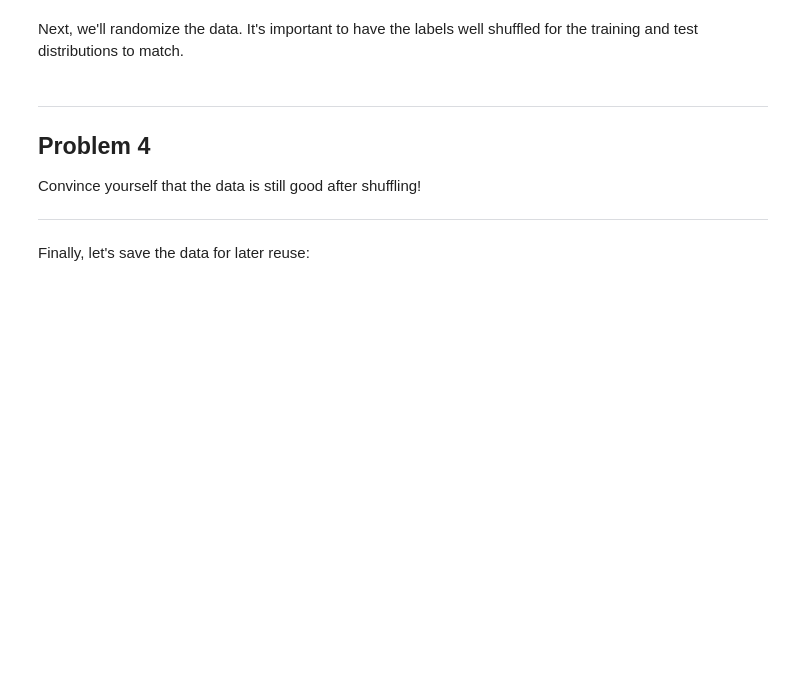
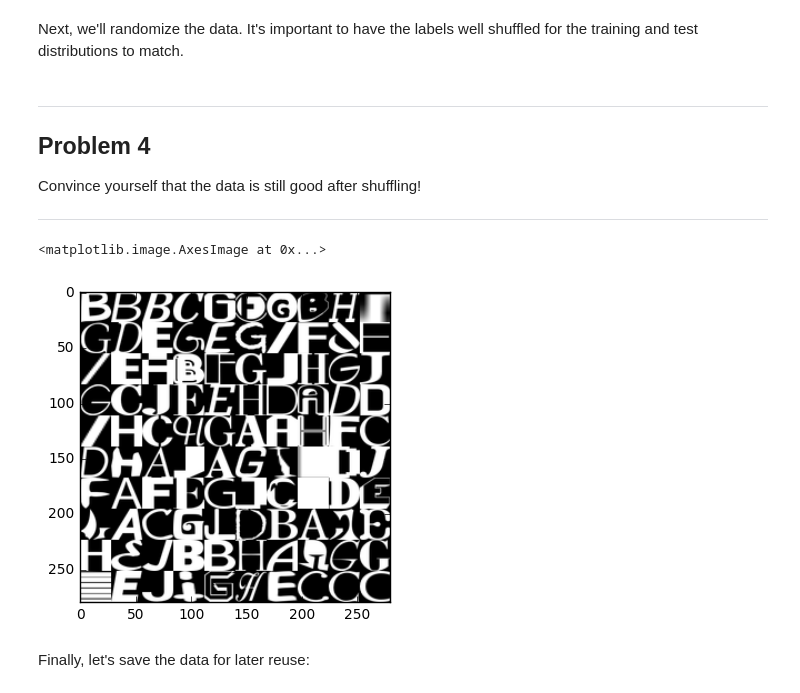
Before and after one commit to jborden/TensorFlowCourse, a Jupyter notebook: Lesson_2_Assignment_notMNIST/1_notmnist.ipynb, the cells around one changed output. Drawn from its saved outputs; the diff is of its cells as text; code cells hidden in the pictures; blank space fills up the shorter version.

```diff
--- a/Lesson_2_Assignment_notMNIST/1_notmnist.ipynb
+++ b/Lesson_2_Assignment_notMNIST/1_notmnist.ipynb
@@ -310,6 +313,12 @@ Problem 4
 Convince yourself that the data is still good after shuffling!
 
 ---
+# %%
+i = random.randint(1,test_dataset.shape[0]-101);
+plt.imshow(np.vstack(list(map(np.hstack,np.split(test_dataset[i:i+100,:,:],10)))),cmap='gray')
+# %% [output]
+<matplotlib.image.AxesImage at 0x...>
+[figure, added]
 # %% [markdown]
 Finally, let's save the data for later reuse:
 # %%
```
Also changed, not shown: parts of 3 cells of this notebook, 1 other file.
